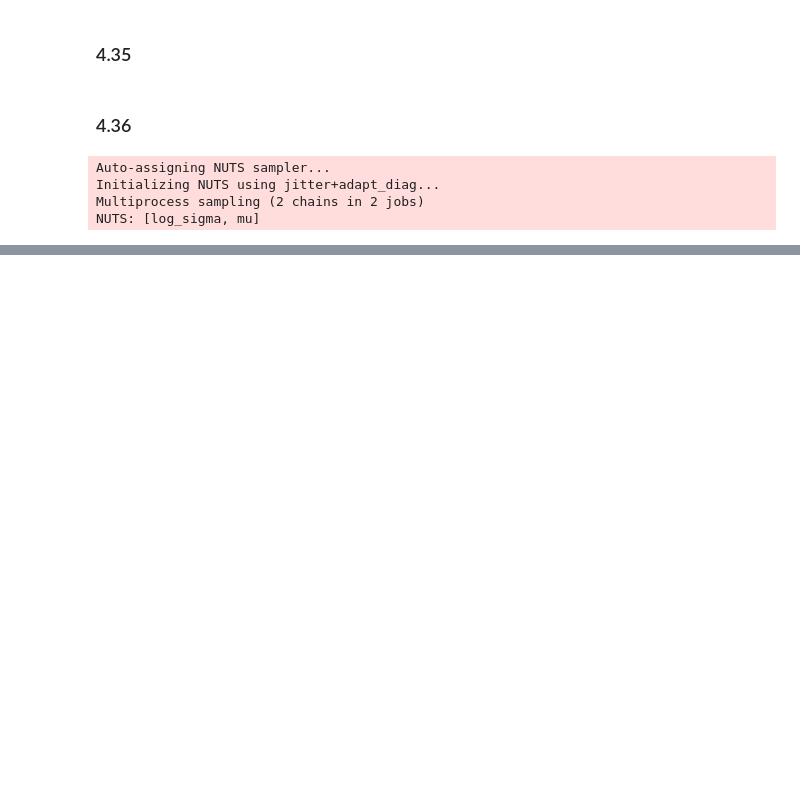
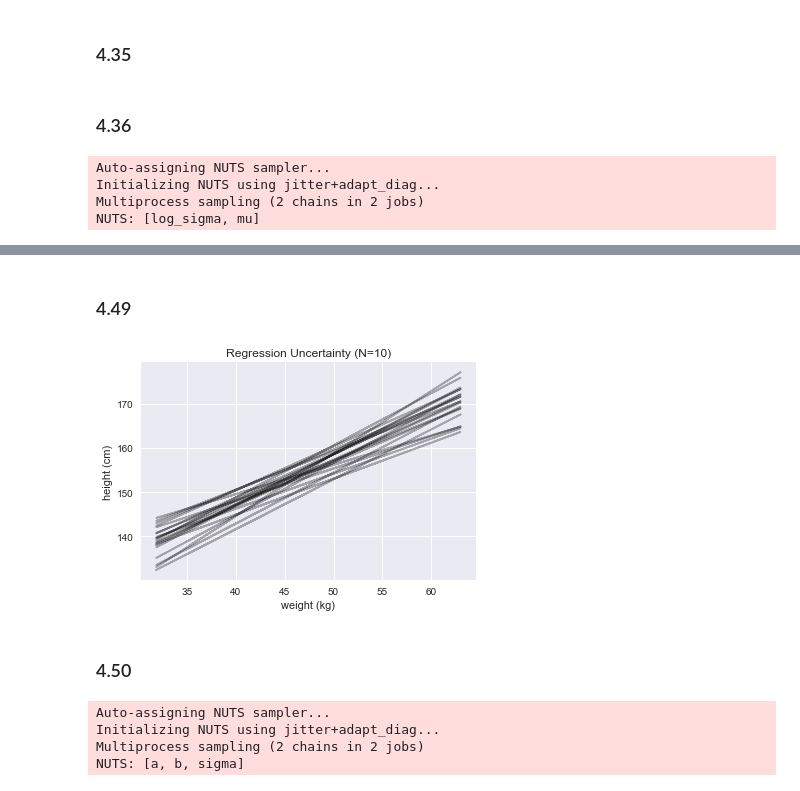
Before and after one commit to grinnbearit/statistical_rethinking, a Jupyter notebook: chapter_4.ipynb, the cells around one changed output, grey strips where cells are left out. Cells and saved outputs as stored; diff of their text form; code cells hidden in the pictures; blank space fills up the shorter version.

```diff
--- a/chapter_4.ipynb
+++ b/chapter_4.ipynb
@@ -468,0 +577,11 @@ NUTS: [log_sigma, mu]
+# %%
+N = 10
+dN = d2[:N]
+
+with pm.Model() as mN:
+    sigma = pm.Uniform('sigma', lower=0, upper=50)
+    b = pm.Normal("b", mu=0, sd=10)
+    a = pm.Normal("a", mu=156, sd=100)
+    mu = a + b*dN["weight"]
+    height = pm.Normal("height", mu=mu, sd=sigma, observed=dN["height"])
+    trace_N = pm.sample(int(1e4), tune=1000)
@@ -468,0 +597,34 @@ NUTS: [log_sigma, mu]
+# %% [markdown]
+### 4.49
+# %%
+post = pm.trace_to_dataframe(trace_N)[:20]
+
+f, ax = plt.subplots(1, 1)
+ax.set_xlabel("weight (kg)")
+ax.set_ylabel("height (cm)")
+ax.set_title("Regression Uncertainty (N=10)");
+
+for i in range(len(post)):
+    ax.plot(dN["weight"], post["a"].iloc[i] + dN["weight"]*post["b"].iloc[i], alpha=0.3, color="black");
+# %% [output]
+[figure, added]
+# %% [markdown]
+### 4.50
+# %%
+N = 352
+dN = d2[:N]
+
+with pm.Model() as mN:
+    sigma = pm.Uniform('sigma', lower=0, upper=50)
+    b = pm.Normal("b", mu=0, sd=10)
+    a = pm.Normal("a", mu=156, sd=100)
+    mu = a + b*dN["weight"]
+    height = pm.Normal("height", mu=mu, sd=sigma, observed=dN["height"])
+    trace_N = pm.sample(int(1e4), tune=1000)
+
+post = pm.trace_to_dataframe(trace_N)[:20]
+# %% [output]
+Auto-assigning NUTS sampler...
+Initializing NUTS using jitter+adapt_diag...
+Multiprocess sampling (2 chains in 2 jobs)
+NUTS: [a, b, sigma]
```
Also changed, not shown: parts of 86 cells of this notebook.
